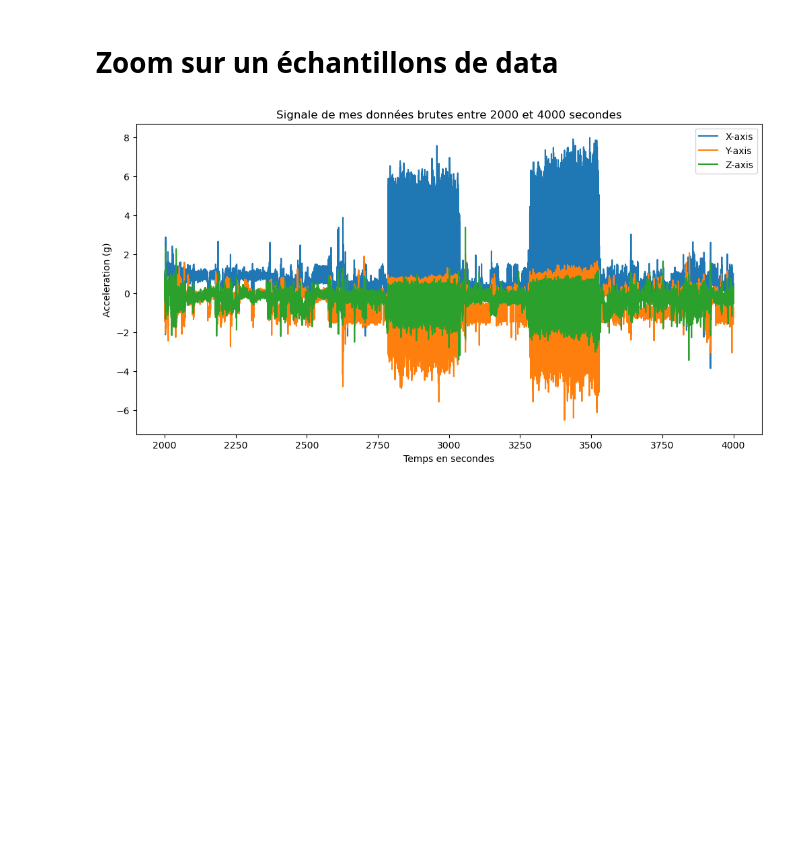
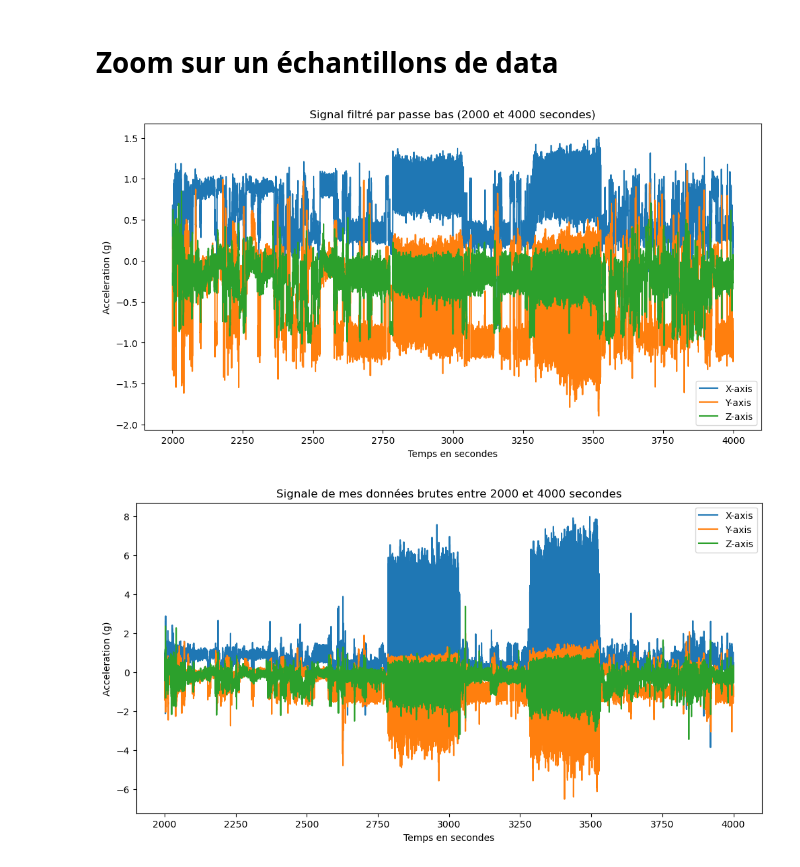
Before and after one commit to leyah-sa/AX3-Project, a Jupyter notebook: notebooks/Non-smoker/A) Visualisation-Prétraitement.ipynb, the cells around one changed output. Drawn from its saved outputs; the diff is of its cells as text; code cells hidden in the pictures; blank space fills up the shorter version.

```diff
--- a/notebooks/Non-smoker/A) Visualisation-Prétraitement.ipynb
+++ b/notebooks/Non-smoker/A) Visualisation-Prétraitement.ipynb
@@ -155,6 +155,81 @@ Ce filtre permet de :
 `Améliorer la lisibilité` : Facilite l'interprétation visuelle et l'analyse des données.
 # %% [markdown]
 # Zoom sur un échantillons de data
+# %%
+import pandas as pd
+import matplotlib.pyplot as plt
+from scipy.signal import butter, filtfilt
+
+# Charger les données
+file_path = "/Users/duhameleve/Desktop/M2_SNS/M2SNS/Sante/Github/HAH913E-2024-projet/AX3 Project/Sans titre/data/NoneSmokerCardio.csv"
+data = pd.read_csv(file_path)
+
+timestamp_column = data.columns[0]
+signal_columns = data.columns[1:4]  # Sélectionner uniquement les colonnes 1, 2 et 3 pour le signal (X, Y, Z)
+
+# Convertir la colonne de timestamps en datetime
+data[timestamp_column] = pd.to_datetime(data[timestamp_column], errors='coerce')
+
+# Supprimer les lignes avec des timestamps non valides
+data = data.dropna(subset=[timestamp_column])
+
+# Renommer les colonnes pour une meilleure clarté
+data.columns = ['Temps', 'X', 'Y', 'Z']
+
+# Calculer l'intervalle d'échantillonnage en secondes si possible
+if len(data) > 1:
+    sampling_interval = (
+        data['Temps'].iloc[1] - data['Temps'].iloc[0]
+    ).total_seconds()
+else:
+    raise ValueError("Le fichier contient moins de deux entrées valides pour calculer l'intervalle d'échantillonnage.")
+
+# Créer une colonne pour le temps relatif en secondes
+data['relative_time_seconds'] = data.index * sampling_interval
+
+# Fonction pour appliquer un filtre passe-bas
+def lowpass_filter(signal, cutoff, fs, order=4):
+    """
+    Applique un filtre passe-bas Butterworth.
+
+    Parameters:
+        signal (array-like): Le signal à filtrer.
+        cutoff (float): La fréquence de coupure (Hz).
+        fs (float): La fréquence d'échantillonnage (Hz).
+        order (int): L'ordre du filtre (par défaut 4).
+
+    Returns:
+        array-like: Le signal filtré.
+    """
+    nyquist = 0.5 * fs  # Fréquence de Nyquist
+    normal_cutoff = cutoff / nyquist
+    b, a = butter(order, normal_cutoff, btype='low', analog=False)
+    return filtfilt(b, a, signal)
+
+# Fréquence d'échantillonnage (fs) et fréquence de coupure pour le filtre passe-bas
+fs = 1 / sampling_interval  # Fréquence d'échantillonnage en Hz
+cutoff = 2  # Fréquence de coupure (en Hz)
+
+# Appliquer le filtre passe-bas sur chaque axe (X, Y, Z)
+data_filtered = data[(data['relative_time_seconds'] >= 2000) & (data['relative_time_seconds'] <= 4000)].copy()
+for axis in ['X', 'Y', 'Z']:
+    data_filtered[axis] = lowpass_filter(data_filtered[axis], cutoff, fs)
+
+# Tracer le signal filtré
+plt.figure(figsize=(12, 6))
+axis_labels = ['X-axis', 'Y-axis', 'Z-axis']
+colors = {'X': '#1f77b4', 'Y': '#ff7f0e', 'Z': '#2ca02c'}
+
+for signal, axis_label, color in zip(['X', 'Y', 'Z'], axis_labels, colors.values()):
+    plt.plot(data_filtered['relative_time_seconds'], data_filtered[signal], label=axis_label, color=color)
+
+plt.title("Signal filtré par passe bas (2000 et 4000 secondes)")
+plt.xlabel("Temps en secondes")
+plt.ylabel("Acceleration (g)")
+plt.legend()
+plt.show()
+# %% [output]
+[figure, added]
 # %%
 import pandas as pd
 import matplotlib.pyplot as plt
```
Also changed, not shown: parts of 1 cell of this notebook, 1 other file.
